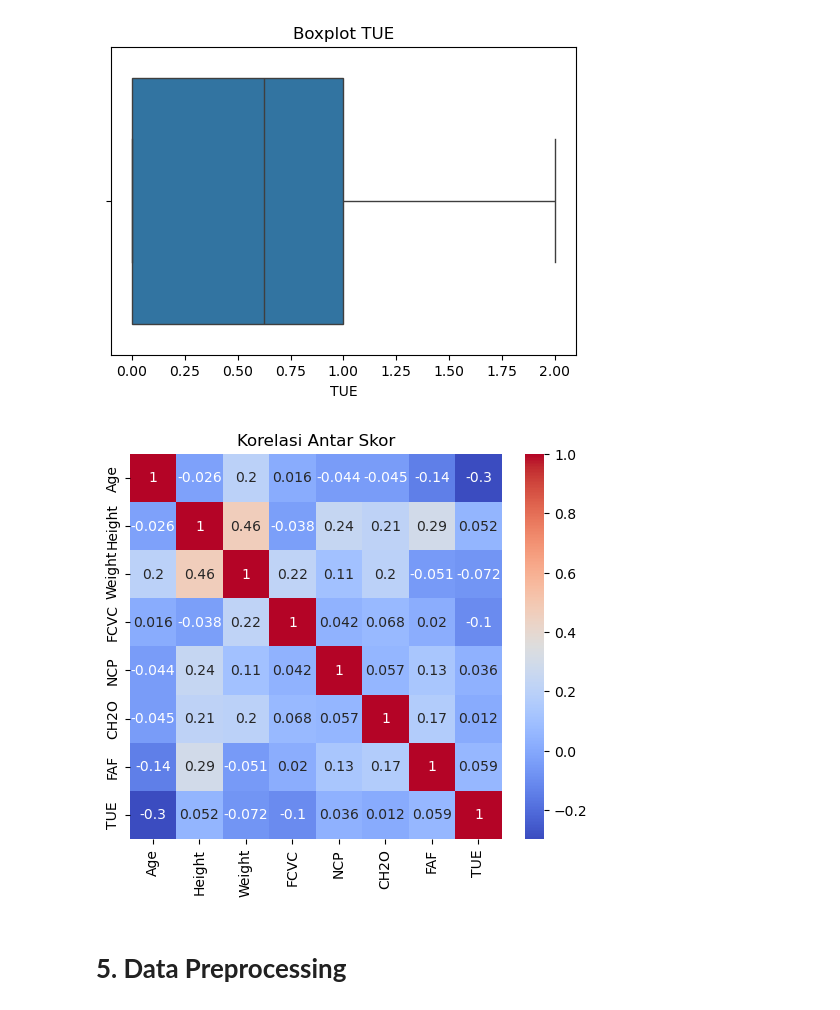
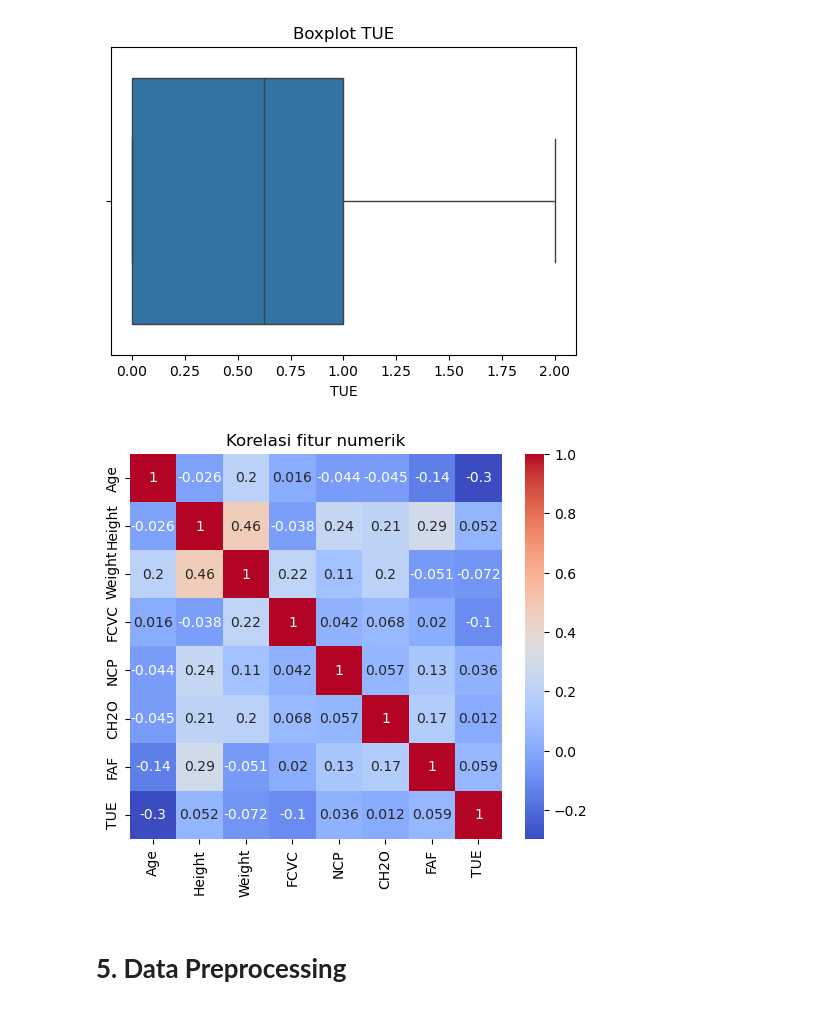
Before and after one commit to Sohibbal/Eksperimen_SML_M.Sohibbal, a Jupyter notebook: preprocessing/Eksperimen_MSML_M.Sohibbal.ipynb, the cells around one changed output. Cells and saved outputs as stored; diff of their text form; code cells hidden in the pictures.

```diff
--- a/preprocessing/Eksperimen_MSML_M.Sohibbal.ipynb
+++ b/preprocessing/Eksperimen_MSML_M.Sohibbal.ipynb
@@ -178,12 +179,13 @@ for col in numerical_cols:
 [figure]
 [figure]
 # %%
+# Visualisasi Heatmap (Korelasi fitur numerik)
 plt.figure(figsize=(6,5))
 sns.heatmap(df[numerical_cols].corr(), annot=True, cmap='coolwarm')
-plt.title('Korelasi Antar Skor')
+plt.title('Korelasi fitur numerik')
 plt.show()
 # %% [output]
-[figure, old version]
+[figure, new version]
 # %% [markdown]
 # **5. Data Preprocessing**
 # %% [markdown]
```
Also changed, not shown: parts of 16 cells of this notebook, 1 other file.
